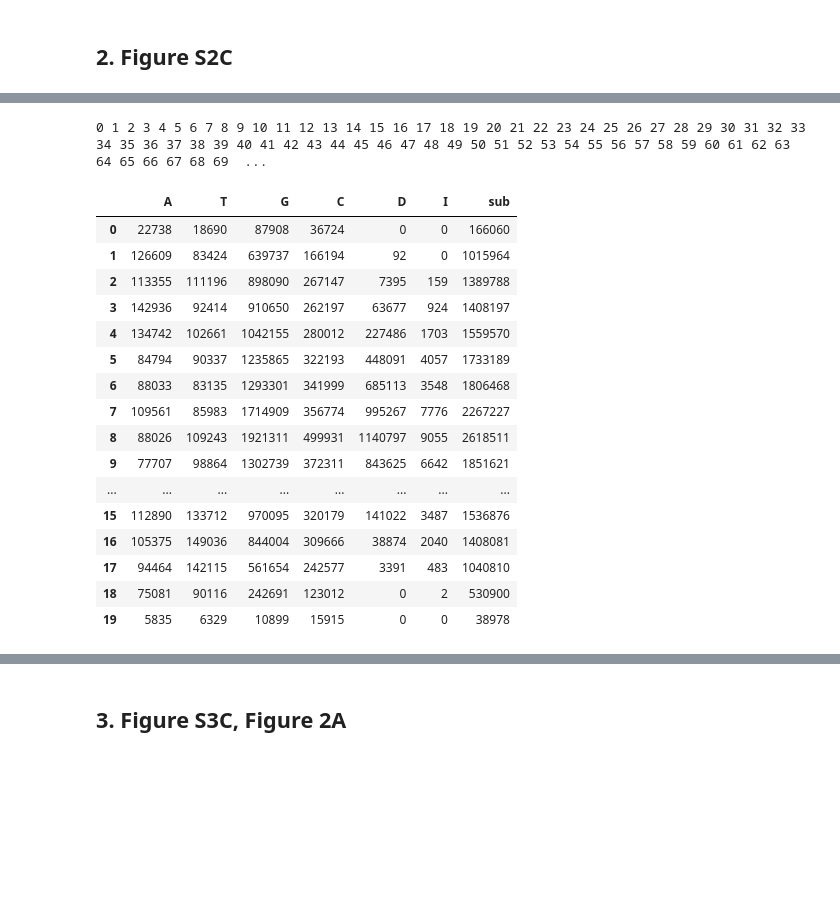
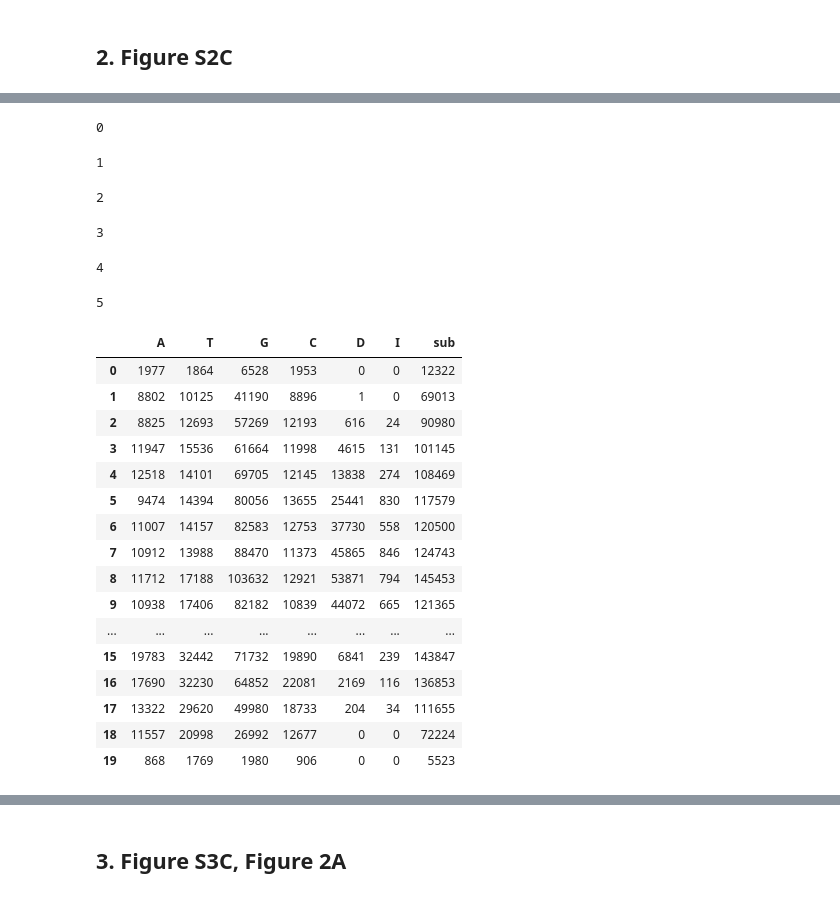
Before and after one commit to kangjunseo/Bioinformatics, a Jupyter notebook: QBioLab_Internship/Mission4.ipynb, the cells around one changed output, grey strips where cells are left out. Drawn from its saved outputs; the diff is of its cells as text; code cells hidden in the pictures; blank space fills up the shorter version.

```diff
--- a/QBioLab_Internship/Mission4.ipynb
+++ b/QBioLab_Internship/Mission4.ipynb
@@ -124,9 +128,10 @@ def read_sam_by_chunk2(code, header=0, chunksize=10**5):
     df = pd.DataFrame()
     for cnt, chunk in enumerate(pd.read_csv(f"alignment/{code}/Aligned.out.sam", header=header, sep='\t', chunksize=chunksize)):
         chunk.columns=['QNAME','FLAG','RNAME','POS','MAPQ','CIGAR','RNEXT','PNEXT','TLEN','SEQ','QUAL',1,2,3,4]
-        chunk = chunk[chunk['FLAG']!='4'][['RNAME','POS','CIGAR','SEQ']]
-        chunk = chunk[~chunk['CIGAR'].str.contains('S')]
+        chunk = chunk[(chunk['FLAG']!=4) & (chunk['FLAG']!=16) & (chunk['FLAG']!=272) & (chunk['FLAG']!=260)][['RNAME','POS','CIGAR','SEQ']]
+        #chunk = chunk[~chunk['CIGAR'].str.contains('S')]
         if not chunk.empty: df = pd.concat([df,chunk])
+        df = df.drop_duplicates(subset=['SEQ'])
         if cnt%10==0: print(cnt, end = ' ')
     return df
 
@@ -165,5 +170,3 @@ CLIP_df
-# %%
-CLIP_df.drop_duplicates(subset=['SEQ'], inplace=True)
 # %%
 # "ref_gene/GRCm39.primary_assembly.genome.fa"
 # "ref_gene/gencode.vM29.transcripts.fa"
@@ -188,53 +175,73 @@ CLIP_df
 # %%
 sub_map = [[0 for _ in range(6)] for _ in range(20)]
+D_map = [[0 for _ in range(4)] for _ in range(20)]
+I_map = [[0 for _ in range(4)] for _ in range(20)]
 smap = {'A':0, 'T':1, 'G':2, 'C':3}
 
-for cnt, row in enumerate(CLIP_df.itertuples()):
+for cnt, row in enumerate(tqdm(CLIP_df.itertuples())):
     if cnt%665000==0 : print(int(cnt/665000), end=' ')
     pos = int(row.POS)-1
     cur_pos = 0
     L = len(row.SEQ)
     cigar, D, I = parse_cigar(row.CIGAR)
     refseq = trans_dict[row.RNAME] if row.RNAME.startswith("EN") else gene_dict[row.RNAME]
 
     for flag, cnt in cigar:
-        if flag == 'D' or flag == 'N':
-            pos+=cnt
-            if flag == 'D': sub_map[int(cur_pos/L*20)][4]+=cnt
+        if flag == 'N': pos+=cnt
+        elif flag == 'S': cur_pos+=cnt
+
+        elif flag == 'D':
+            sub_map[int(cur_pos/L*20)][4]+=cnt
+            while cnt:
+                D_map[int(cur_pos/L*20)][smap[refseq[pos]]]+=1
+                pos+=1
+                cnt-=1
+
         elif flag == 'I':
             sub_map[int(cur_pos/L*20)][5]+=cnt
-            cur_pos+=cnt
+            while cnt:
+                I_map[int(cur_pos/L*20)][smap[refseq[pos]]]+=1
+                cur_pos+=1
+                cnt-=1
+
         else:  #'M'
             while cnt:
                 if row.SEQ[cur_pos] != refseq[pos]: sub_map[int(cur_pos/L*20)][smap[refseq[pos]]]+=1
                 cur_pos+=1
                 pos+=1
                 cnt-=1
 
 sub_df = pd.DataFrame(sub_map)
+D_df = pd.DataFrame(D_map)
+I_df = pd.DataFrame(I_map)
 sub_df.columns = list(smap.keys()) + ['D','I']
 sub_df['sub'] = sub_df['A'] + sub_df['T'] + sub_df['G'] + sub_df['C']
 
 sub_df
 # %% [output]
-0 1 2 3 4 5 6 7 8 9 10 11 12 13 14 15 16 17 18 19 20 21 22 23 24 25 26 27 28 29 30 31 32 33 34 35 36 37 38 39 40 41 42 43 44 45 46 47 48 49 50 51 52 53 54 55 56 57 58 59 60 61 62 63 64 65 66 67 68 69  ...
+0
+1
+2
+3
+4
+5
 |  | A | T | G | C | D | I | sub |
-| 0 | 22738 | 18690 | 87908 | 36724 | 0 | 0 | 166060 |
-| 1 | 126609 | 83424 | 639737 | 166194 | 92 | 0 | 1015964 |
-| 2 | 113355 | 111196 | 898090 | 267147 | 7395 | 159 | 1389788 |
-| 3 | 142936 | 92414 | 910650 | 262197 | 63677 | 924 | 1408197 |
-| 4 | 134742 | 102661 | 1042155 | 280012 | 227486 | 1703 | 1559570 |
-| 5 | 84794 | 90337 | 1235865 | 322193 | 448091 | 4057 | 1733189 |
-| 6 | 88033 | 83135 | 1293301 | 341999 | 685113 | 3548 | 1806468 |
-| 7 | 109561 | 85983 | 1714909 | 356774 | 995267 | 7776 | 2267227 |
-| 8 | 88026 | 109243 | 1921311 | 499931 | 1140797 | 9055 | 2618511 |
-| 9 | 77707 | 98864 | 1302739 | 372311 | 843625 | 6642 | 1851621 |
+| 0 | 1977 | 1864 | 6528 | 1953 | 0 | 0 | 12322 |
+| 1 | 8802 | 10125 | 41190 | 8896 | 1 | 0 | 69013 |
+| 2 | 8825 | 12693 | 57269 | 12193 | 616 | 24 | 90980 |
+| 3 | 11947 | 15536 | 61664 | 11998 | 4615 | 131 | 101145 |
+| 4 | 12518 | 14101 | 69705 | 12145 | 13838 | 274 | 108469 |
+| 5 | 9474 | 14394 | 80056 | 13655 | 25441 | 830 | 117579 |
+| 6 | 11007 | 14157 | 82583 | 12753 | 37730 | 558 | 120500 |
+| 7 | 10912 | 13988 | 88470 | 11373 | 45865 | 846 | 124743 |
+| 8 | 11712 | 17188 | 103632 | 12921 | 53871 | 794 | 145453 |
+| 9 | 10938 | 17406 | 82182 | 10839 | 44072 | 665 | 121365 |
 | ... | ... | ... | ... | ... | ... | ... | ... |
-| 15 | 112890 | 133712 | 970095 | 320179 | 141022 | 3487 | 1536876 |
-| 16 | 105375 | 149036 | 844004 | 309666 | 38874 | 2040 | 1408081 |
-| 17 | 94464 | 142115 | 561654 | 242577 | 3391 | 483 | 1040810 |
-| 18 | 75081 | 90116 | 242691 | 123012 | 0 | 2 | 530900 |
-| 19 | 5835 | 6329 | 10899 | 15915 | 0 | 0 | 38978 |
+| 15 | 19783 | 32442 | 71732 | 19890 | 6841 | 239 | 143847 |
+| 16 | 17690 | 32230 | 64852 | 22081 | 2169 | 116 | 136853 |
+| 17 | 13322 | 29620 | 49980 | 18733 | 204 | 34 | 111655 |
+| 18 | 11557 | 20998 | 26992 | 12677 | 0 | 0 | 72224 |
+| 19 | 868 | 1769 | 1980 | 906 | 0 | 0 | 5523 |
 # %%
 total = sum([len(row.SEQ) for row in CLIP_df.itertuples()])
 # %%
```
Also changed, not shown: parts of 10 cells of this notebook.
